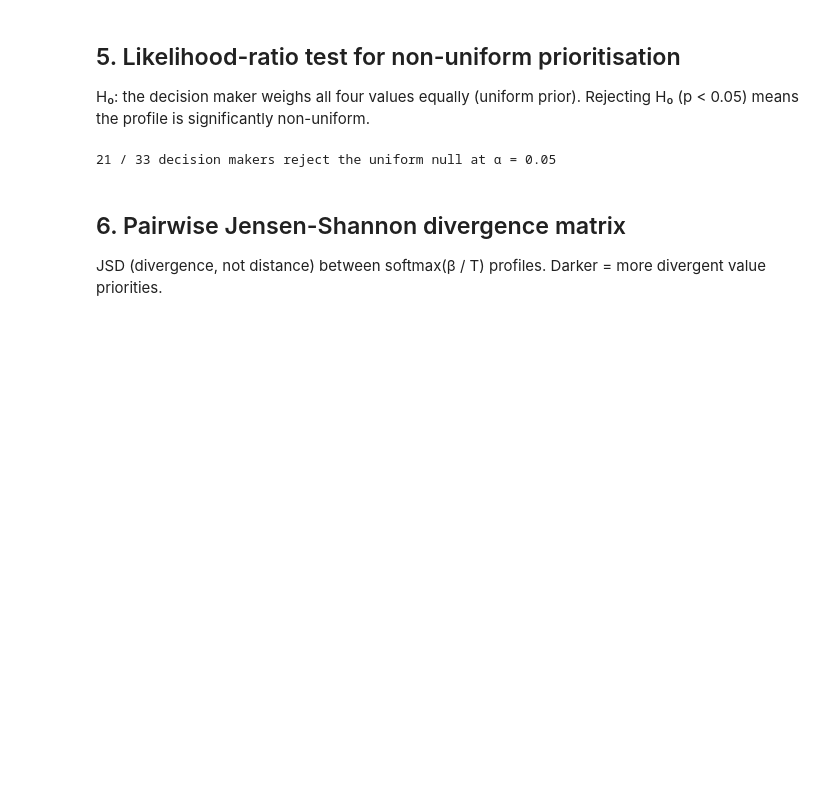
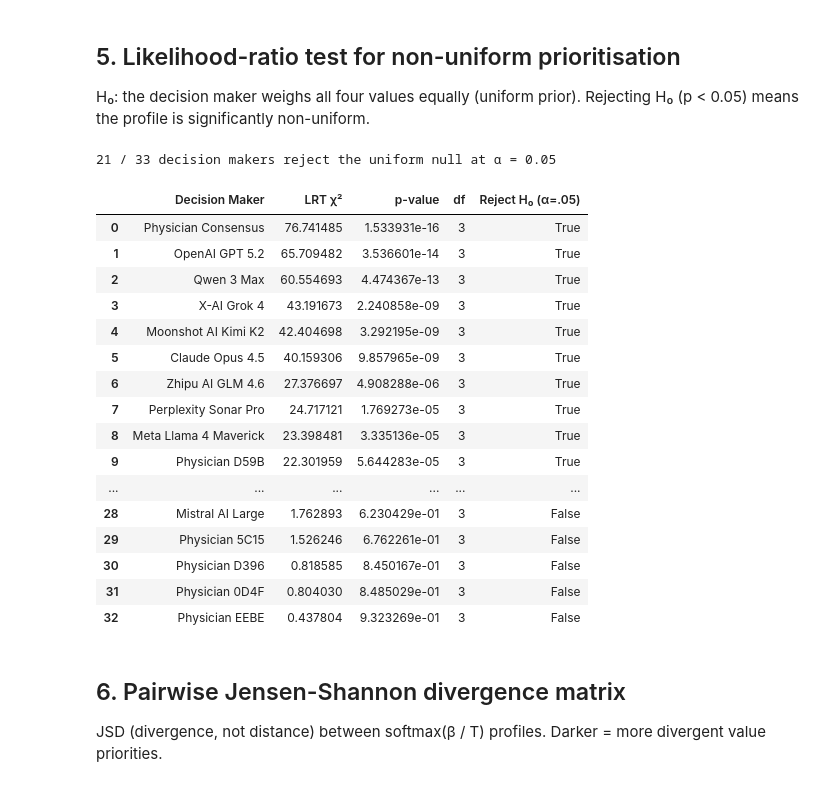
Before and after one commit to payalchandak/ValueBench, a Jupyter notebook: src/analysis/value_profiles.ipynb, the cells around one changed output. Saved outputs shown, nothing was run; the diff lists cells and outputs as text; code cells hidden in the pictures; blank space fills up the shorter version.

```diff
--- a/src/analysis/value_profiles.ipynb
+++ b/src/analysis/value_profiles.ipynb
@@ -315,31 +315,50 @@ Rejecting H₀ (p < 0.05) means the profile is significantly non-uniform.
 # %%
 lrt_rows = []
 for model in all_decision_makers:
     try:
         res = lrt_uniform_null(decisions, model)
         lrt_rows.append({
-            "Decision Maker": model,
+            "Decision Maker": get_display_name(model),
             "LRT χ²": res["lrt_statistic"],
             "p-value": res["p_value"],
             "df": res["df"],
             "Reject H₀ (α=.05)": res["p_value"] < 0.05,
         })
     except Exception as exc:
         print(f"  skip {get_display_name(model)}: {exc}")
 
 lrt_df = pd.DataFrame(lrt_rows).sort_values("LRT χ²", ascending=False).reset_index(drop=True)
 
 n_reject = lrt_df["Reject H₀ (α=.05)"].sum()
 print(f"{n_reject} / {len(lrt_df)} decision makers reject the uniform null at α = 0.05\n")
 
 lrt_df.style.format({"LRT χ²": "{:.2f}", "p-value": "{:.4f}"}).map(
     lambda v: "background-color: #d4edda" if v is True else "",
     subset=["Reject H₀ (α=.05)"],
 )
 
 nonuniform_decision_makers = lrt_df.query("`p-value` <= 0.05").get("Decision Maker").values.tolist()
+
+lrt_df
 # %% [output]
 21 / 33 decision makers reject the uniform null at α = 0.05
+|  | Decision Maker | LRT χ² | p-value | df | Reject H₀ (α=.05) |
+| 0 | Physician Consensus | 76.741485 | 1.533931e-16 | 3 | True |
+| 1 | OpenAI GPT 5.2 | 65.709482 | 3.536601e-14 | 3 | True |
+| 2 | Qwen 3 Max | 60.554693 | 4.474367e-13 | 3 | True |
+| 3 | X-AI Grok 4 | 43.191673 | 2.240858e-09 | 3 | True |
+| 4 | Moonshot AI Kimi K2 | 42.404698 | 3.292195e-09 | 3 | True |
+| 5 | Claude Opus 4.5 | 40.159306 | 9.857965e-09 | 3 | True |
+| 6 | Zhipu AI GLM 4.6 | 27.376697 | 4.908288e-06 | 3 | True |
+| 7 | Perplexity Sonar Pro | 24.717121 | 1.769273e-05 | 3 | True |
+| 8 | Meta Llama 4 Maverick | 23.398481 | 3.335136e-05 | 3 | True |
+| 9 | Physician D59B | 22.301959 | 5.644283e-05 | 3 | True |
+| ... | ... | ... | ... | ... | ... |
+| 28 | Mistral AI Large | 1.762893 | 6.230429e-01 | 3 | False |
+| 29 | Physician 5C15 | 1.526246 | 6.762261e-01 | 3 | False |
+| 30 | Physician D396 | 0.818585 | 8.450167e-01 | 3 | False |
+| 31 | Physician 0D4F | 0.804030 | 8.485029e-01 | 3 | False |
+| 32 | Physician EEBE | 0.437804 | 9.323269e-01 | 3 | False |
 # %% [markdown]
 ## 6. Pairwise Jensen-Shannon divergence matrix
 
```
Also changed, not shown: parts of 4 cells of this notebook.
